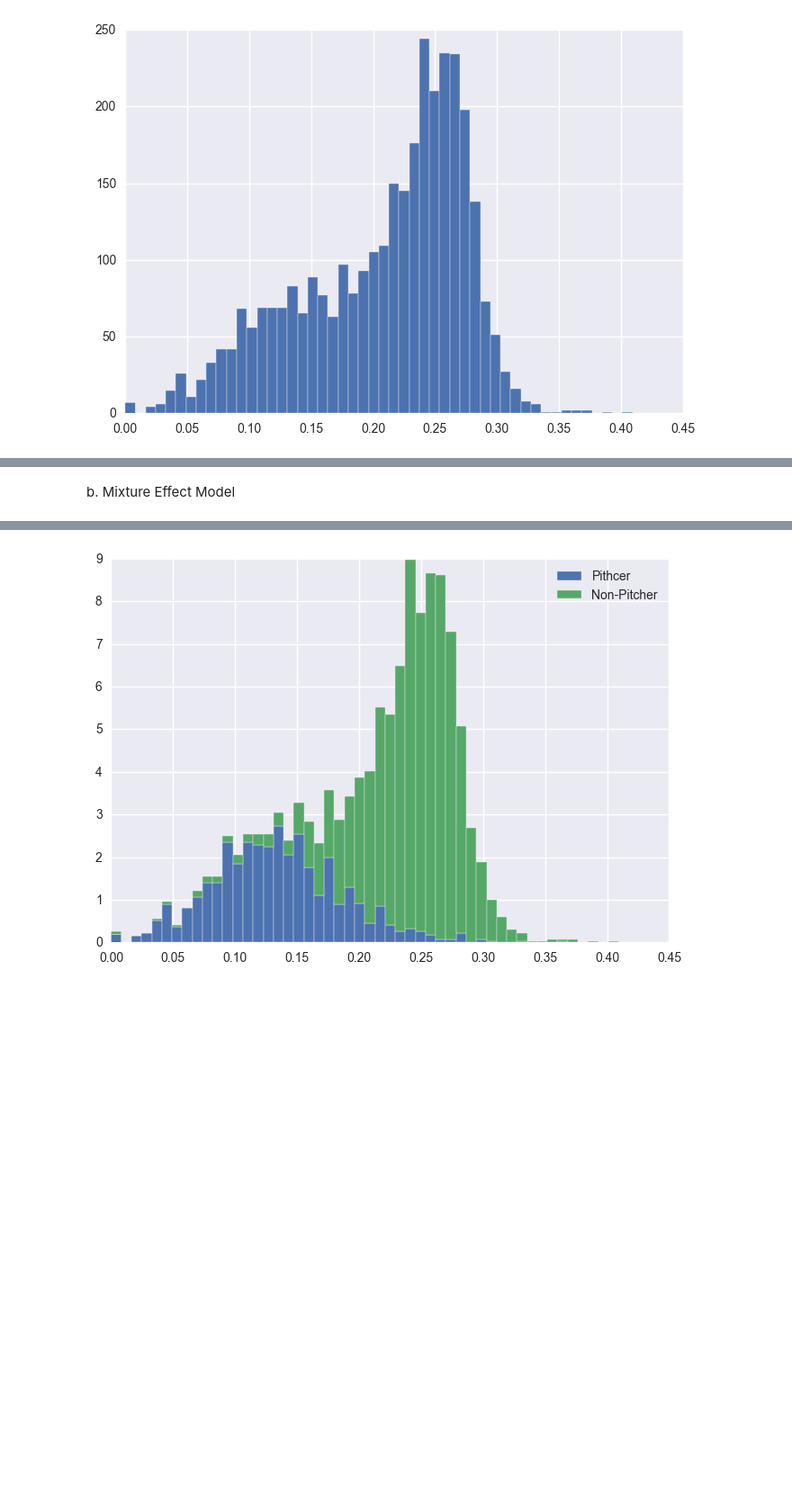
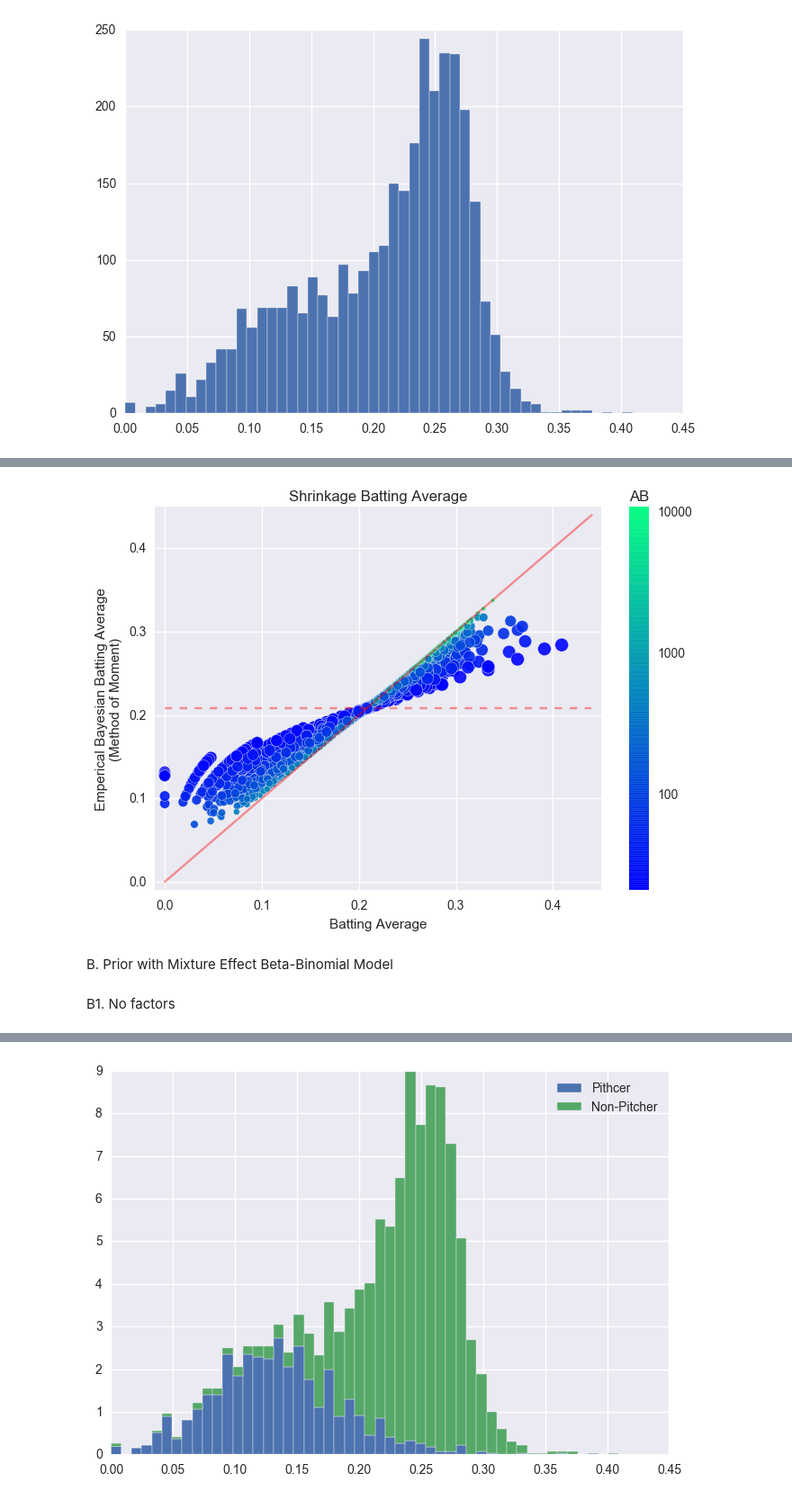
Before and after one commit to zhenhongy/Baseball, a Jupyter notebook: Baseball.ipynb, the cells around one changed output, grey strips where cells are left out. Shown at 90% size. Drawn from its saved outputs; the diff is of its cells as text; code cells hidden in the pictures; blank space fills up the shorter version.

```diff
--- a/Baseball.ipynb
+++ b/Baseball.ipynb
@@ -107,2 +105,27 @@ plt.show()
+# %%
+#Posterior
+alpha0_post, beta0_post = alpha0 + career.H, beta0 - career.H + career.AB
+ar0_post = alpha0_post / (alpha0_post + beta0_post)
+ci = np.stack([sp.stats.beta.ppf(0.025, alpha0_post, beta0_post), sp.stats.beta.ppf(0.975, alpha0_post, beta0_post)],axis=1)
+# %%
+fig = plt.figure()
+x = np.arange(0.0,0.45,0.01)
+
+ax1 = plt.subplot(111)
+sc1 = ax1.scatter(career.Average_rate, ar0_post, cmap = plt.cm.winter, c = np.log10(career.AB), s = 500*np.array([u-l for l,u in ci]),alpha=0.9)
+cb1 = plt.colorbar(sc1, ticks = [2,3,4])
+cb1.ax.set_yticklabels([100,1000,10000])
+cb1.ax.set_title('AB')
+ax1.plot(x,x,'r',alpha=0.4)
+ax1.plot(x,np.array([alpha0 / (alpha0 + beta0)] * len(x)),'r--',alpha=0.4)
+ax1.set_xlabel('Batting Average')
+ax1.set_ylabel('Emperical Bayesian Batting Average\n(Method of Moment)')
+plt.xlim([-0.01,0.45])
+plt.ylim([-0.01,0.45])
+plt.title('Shrinkage Batting Average')
+
+plt.show()
+# %% [output]
+[figure, added]
 # %% [markdown]
-b. Mixture Effect Model
+B. Prior with Mixture Effect Beta-Binomial Model
@@ -136,3 +132,5 @@ def mix_beta(data, n, k):
+# %% [markdown]
+B1. No factors
 # %%
 from scipy.optimize import minimize
 from scipy.special import gammaln
```
Also changed, not shown: parts of 63 cells of this notebook, 1 other file.
